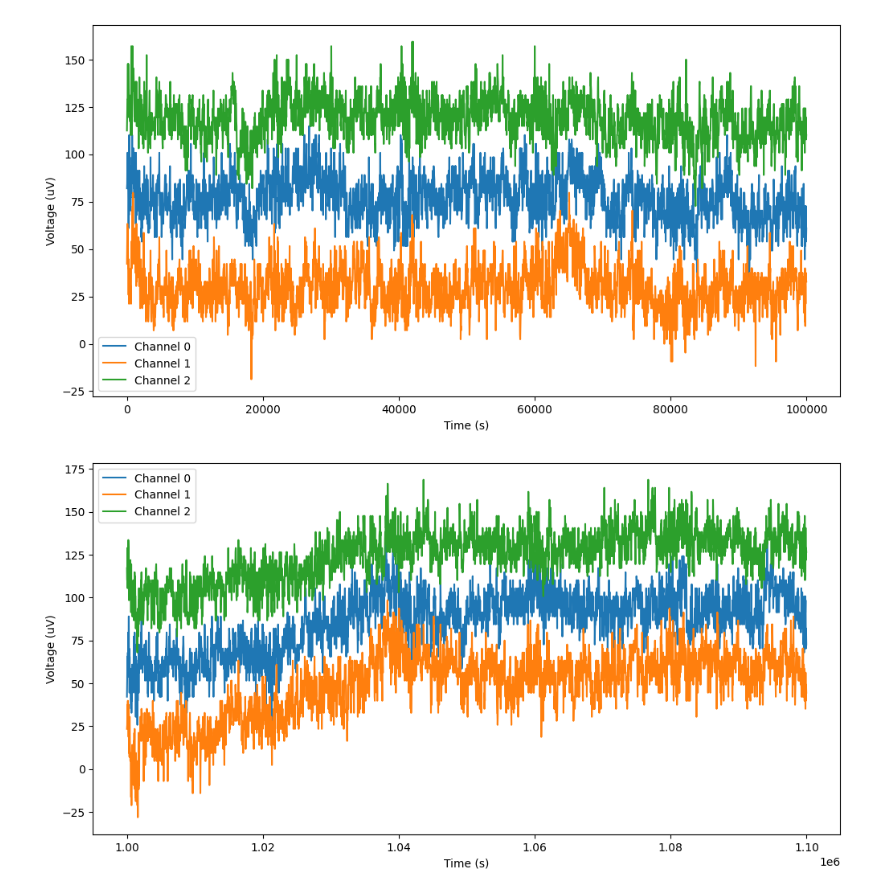
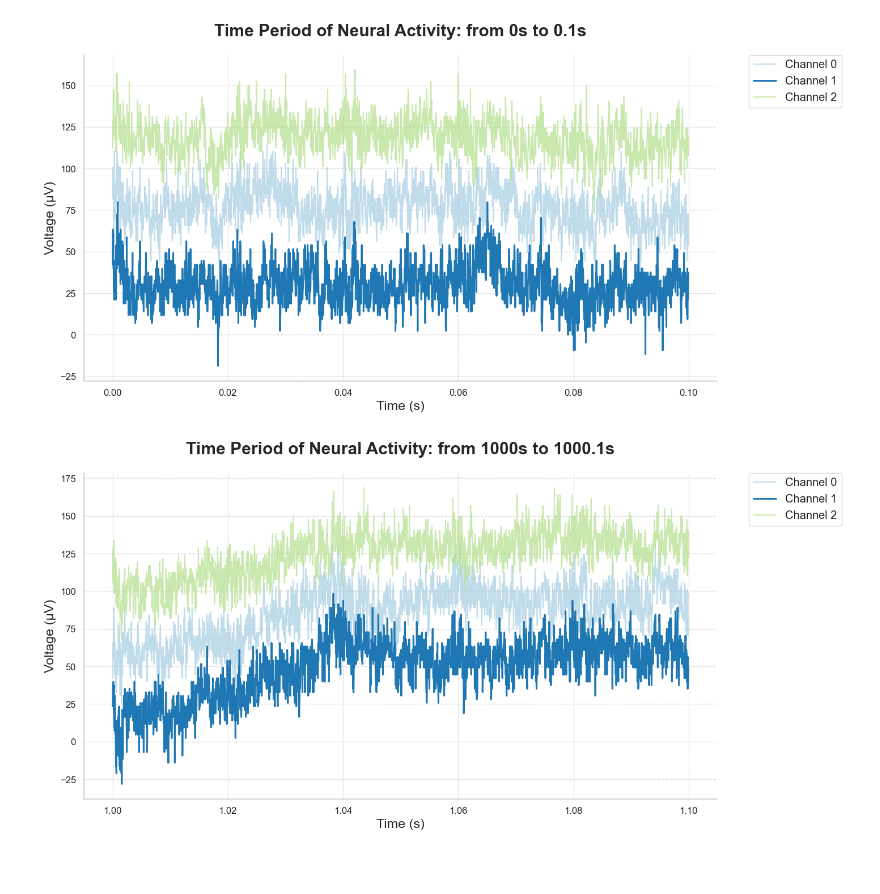
Before and after one commit to eegoro/neuropixels_analysis, a Jupyter notebook: neuropixels_reader_example.ipynb, the cells around one changed output. Saved outputs shown, nothing was run; the diff lists cells and outputs as text; code cells hidden in the pictures; blank space fills up the shorter version.

Commit message:
Add: Visualize functional

```diff
--- a/neuropixels_reader_example.ipynb
+++ b/neuropixels_reader_example.ipynb
@@ -12,21 +13,26 @@ start_times = [0, 1000]  # Start times in ms
 window=100 #  in ms
 conv_to_uv=True
 data = NPreader.read_data(channels, start_times, window, convert_to_uv=conv_to_uv)
-# %%
-for time_period_name, time_period_data in data.items():
-
-    fig, ax = plt.subplots(figsize=(12, 6))
-    for channel_name, channel_data in time_period_data.items():
-        if channel_name=='time':
-            continue
-        ax.plot(time_period_data['time']*1000, channel_data, label=f'Channel {channel_name}')
-
-    ax.set_xlabel('Time (s)')
-    ax.set_ylabel('Voltage (uV)' if conv_to_uv else 'Raw value')
-
-    ax.legend()
-
-    plt.show()
-# %% [output]
-[figure, removed]
-[figure, removed]
+# %%
+viz = visualizer.NeuralDataVisualizer(style='whitegrid', context='paper', color_scheme = "Paired")
+
+custom_config = visualizer.PlotConfig(
+        figsize=(12, 6),
+        dpi=120,
+        title_fontsize=18,
+        label_fontsize=14,
+        legend_position='right'
+    )
+
+for time_period_name, time_period_data in data.items():
+    fig, ax = viz.plot_channels(
+        data=time_period_data,
+        time_period_name=time_period_name,
+        window = window/1000,
+        config = custom_config,
+        conv_to_uv=True,
+        highlight_channels = [1]
+    )
+# %% [output]
+[figure, added]
+[figure, added]
```
Also changed, not shown: parts of 1 cell of this notebook, 1 other file.
